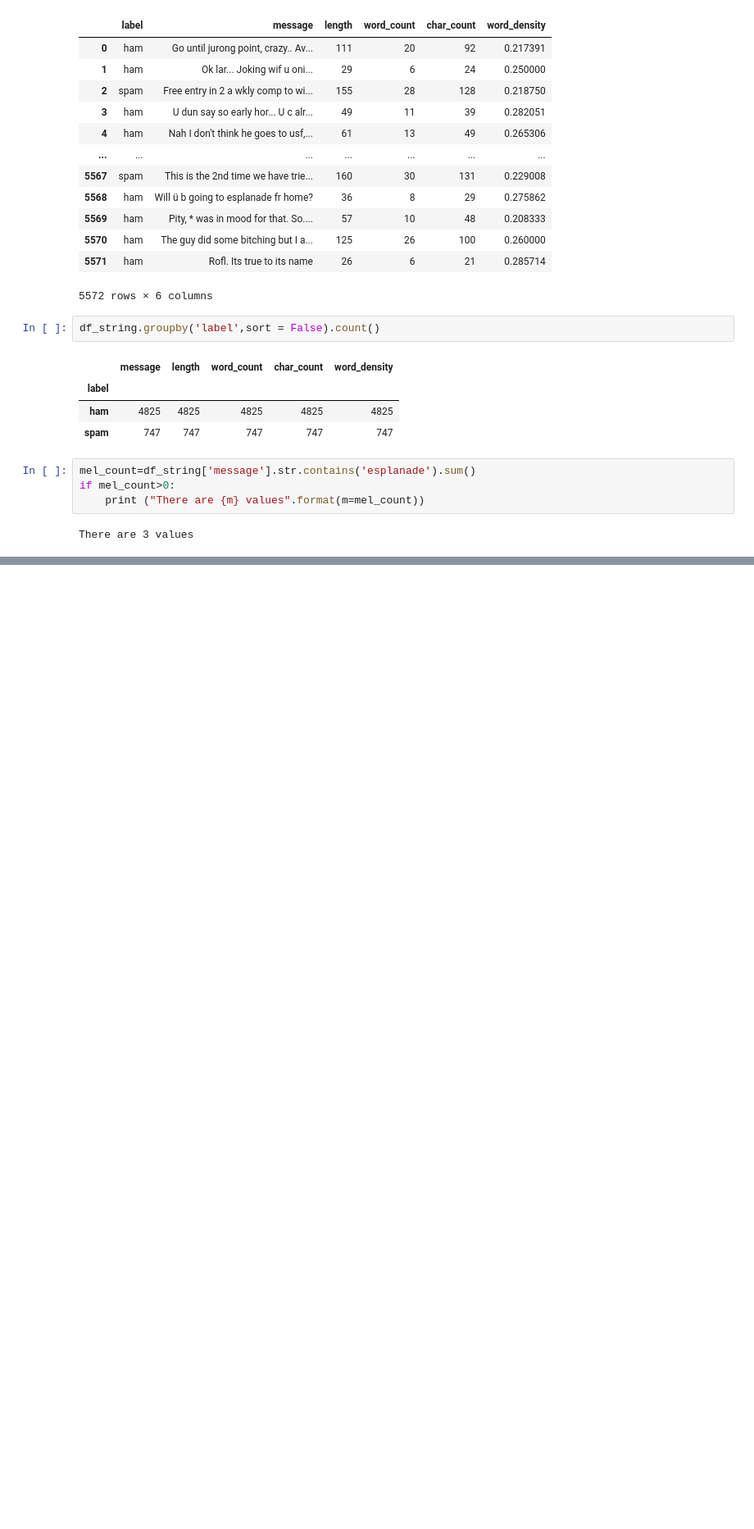
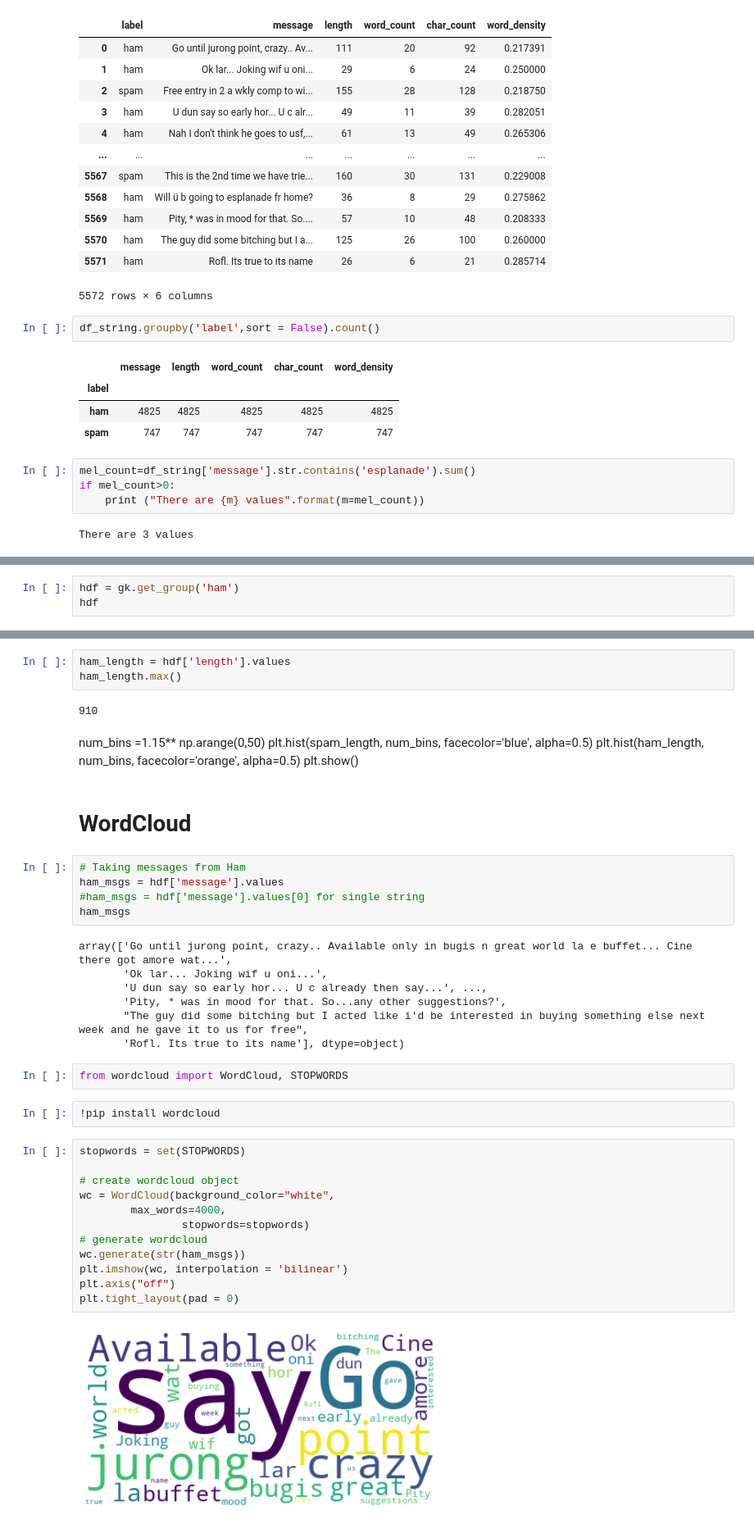
Before and after one commit to ameervalki/Pandas-EDA, a Jupyter notebook: Pandas - EDA for Spam Ham.ipynb, the cells around one changed output, grey strips where cells are left out. Shown at 82% size. Drawn from its saved outputs; the diff is of its cells as text; blank space fills up the shorter version.

```diff
--- a/Pandas - EDA for Spam Ham.ipynb
+++ b/Pandas - EDA for Spam Ham.ipynb
@@ -278,0 +327,3 @@ gk.get_group('spam').head()
+# %%
+hdf = gk.get_group('ham')
+hdf
@@ -278,0 +344,42 @@ gk.get_group('spam').head()
+# %%
+ham_length = hdf['length'].values
+ham_length.max()
+# %% [output]
+910
+# %% [markdown]
+num_bins =1.15** np.arange(0,50)
+plt.hist(spam_length, num_bins, facecolor='blue', alpha=0.5)
+plt.hist(ham_length, num_bins, facecolor='orange', alpha=0.5)
+plt.show()
+# %% [markdown]
+# WordCloud
+# %%
+# Taking messages from Ham
+ham_msgs = hdf['message'].values
+#ham_msgs = hdf['message'].values[0] for single string
+ham_msgs
+# %% [output]
+array(['Go until jurong point, crazy.. Available only in bugis n great world la e buffet... Cine there got amore wat...',
+       'Ok lar... Joking wif u oni...',
+       'U dun say so early hor... U c already then say...', ...,
+       'Pity, * was in mood for that. So...any other suggestions?',
+       "The guy did some bitching but I acted like i'd be interested in buying something else next week and he gave it to us for free",
+       'Rofl. Its true to its name'], dtype=object)
+# %%
+from wordcloud import WordCloud, STOPWORDS
+# %%
+!pip install wordcloud
+# %%
+stopwords = set(STOPWORDS)
+
+# create wordcloud object
+wc = WordCloud(background_color="white",
+        max_words=4000,
+                stopwords=stopwords)
+# generate wordcloud
+wc.generate(str(ham_msgs))
+plt.imshow(wc, interpolation = 'bilinear')
+plt.axis("off")
+plt.tight_layout(pad = 0)
+# %% [output]
+[figure, added]
```
Also changed, not shown: parts of 67 cells of this notebook.
